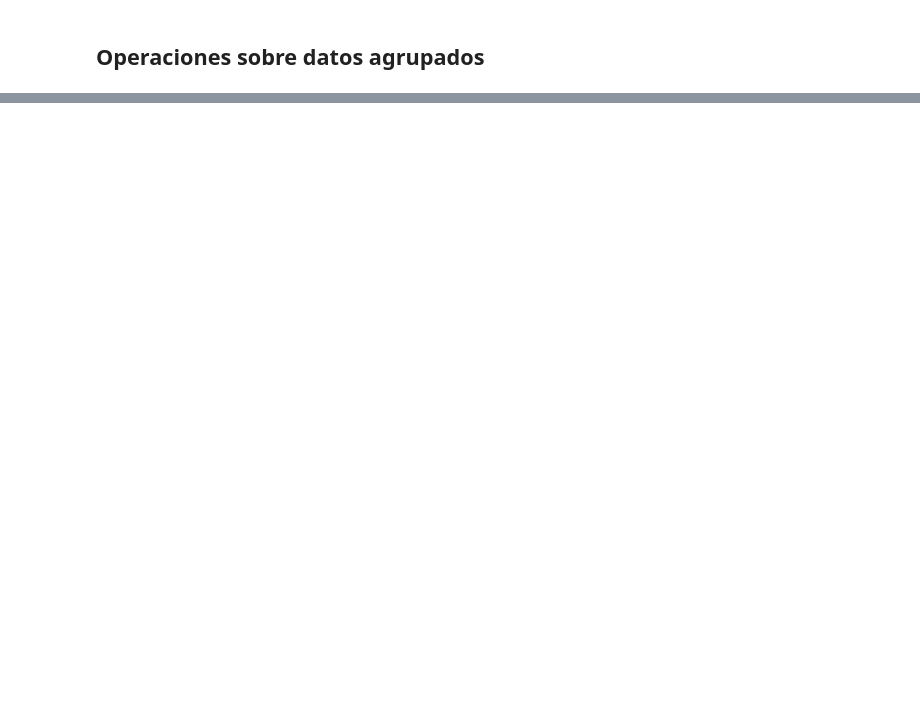
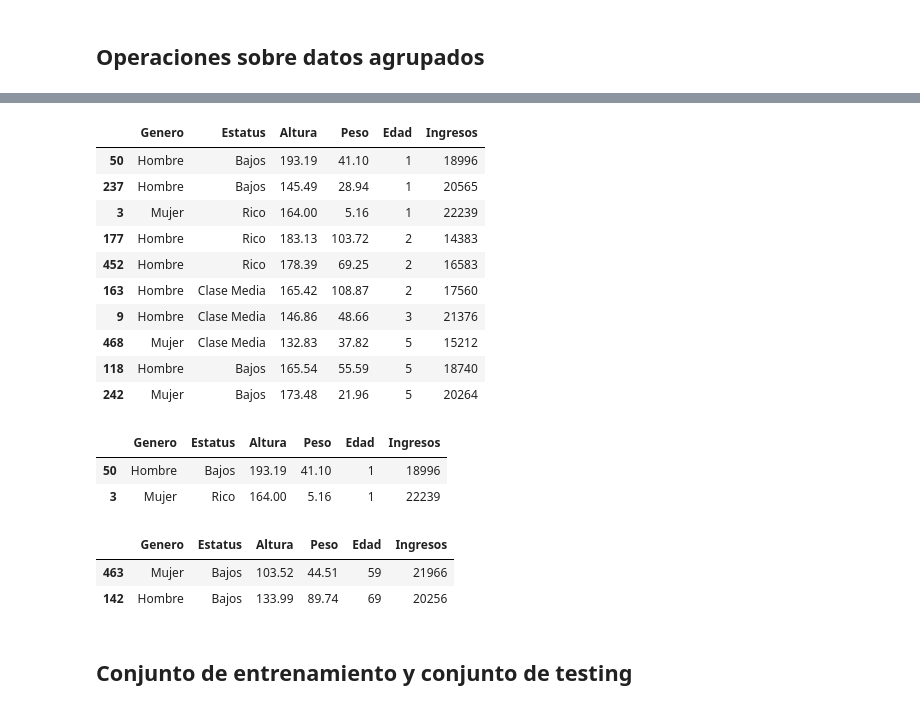
Before and after one commit to rcsoso/MACHINE-LEARNING---UDEMY, a Jupyter notebook: src/T2 - 3 - Data Cleaning - Agrupación de datos.ipynb, the cells around one changed output, grey strips where cells are left out. Saved outputs shown, nothing was run; the diff lists cells and outputs as text; code cells hidden in the pictures; blank space fills up the shorter version.

```diff
--- a/src/T2 - 3 - Data Cleaning - Agrupación de datos.ipynb
+++ b/src/T2 - 3 - Data Cleaning - Agrupación de datos.ipynb
@@ -285,0 +390,16 @@ doble_agrupacion.aggregate([lambda x: np.mean(x)/np.std(x)])
+# %%
+data_sorted = data.sort_values(["Edad", "Ingresos"])
+# %%
+data_sorted.head(10)
+# %% [output]
+|  | Genero | Estatus | Altura | Peso | Edad | Ingresos |
+| 50 | Hombre | Bajos | 193.19 | 41.10 | 1 | 18996 |
+| 237 | Hombre | Bajos | 145.49 | 28.94 | 1 | 20565 |
+| 3 | Mujer | Rico | 164.00 | 5.16 | 1 | 22239 |
+| 177 | Hombre | Rico | 183.13 | 103.72 | 2 | 14383 |
+| 452 | Hombre | Rico | 178.39 | 69.25 | 2 | 16583 |
+| 163 | Hombre | Clase Media | 165.42 | 108.87 | 2 | 17560 |
+| 9 | Hombre | Clase Media | 146.86 | 48.66 | 3 | 21376 |
+| 468 | Mujer | Clase Media | 132.83 | 37.82 | 5 | 15212 |
+| 118 | Hombre | Bajos | 165.54 | 55.59 | 5 | 18740 |
+| 242 | Mujer | Bajos | 173.48 | 21.96 | 5 | 20264 |
@@ -285,0 +408,14 @@ doble_agrupacion.aggregate([lambda x: np.mean(x)/np.std(x)])
+# %%
+edad_grupo.head(1)
+# %% [output]
+|  | Genero | Estatus | Altura | Peso | Edad | Ingresos |
+| 50 | Hombre | Bajos | 193.19 | 41.10 | 1 | 18996 |
+| 3 | Mujer | Rico | 164.00 | 5.16 | 1 | 22239 |
+# %%
+edad_grupo.tail(1)
+# %% [output]
+|  | Genero | Estatus | Altura | Peso | Edad | Ingresos |
+| 463 | Mujer | Bajos | 103.52 | 44.51 | 59 | 21966 |
+| 142 | Hombre | Bajos | 133.99 | 89.74 | 69 | 20256 |
+# %% [markdown]
+## Conjunto de entrenamiento y conjunto de testing
```
Also changed, not shown: parts of 59 cells of this notebook.
